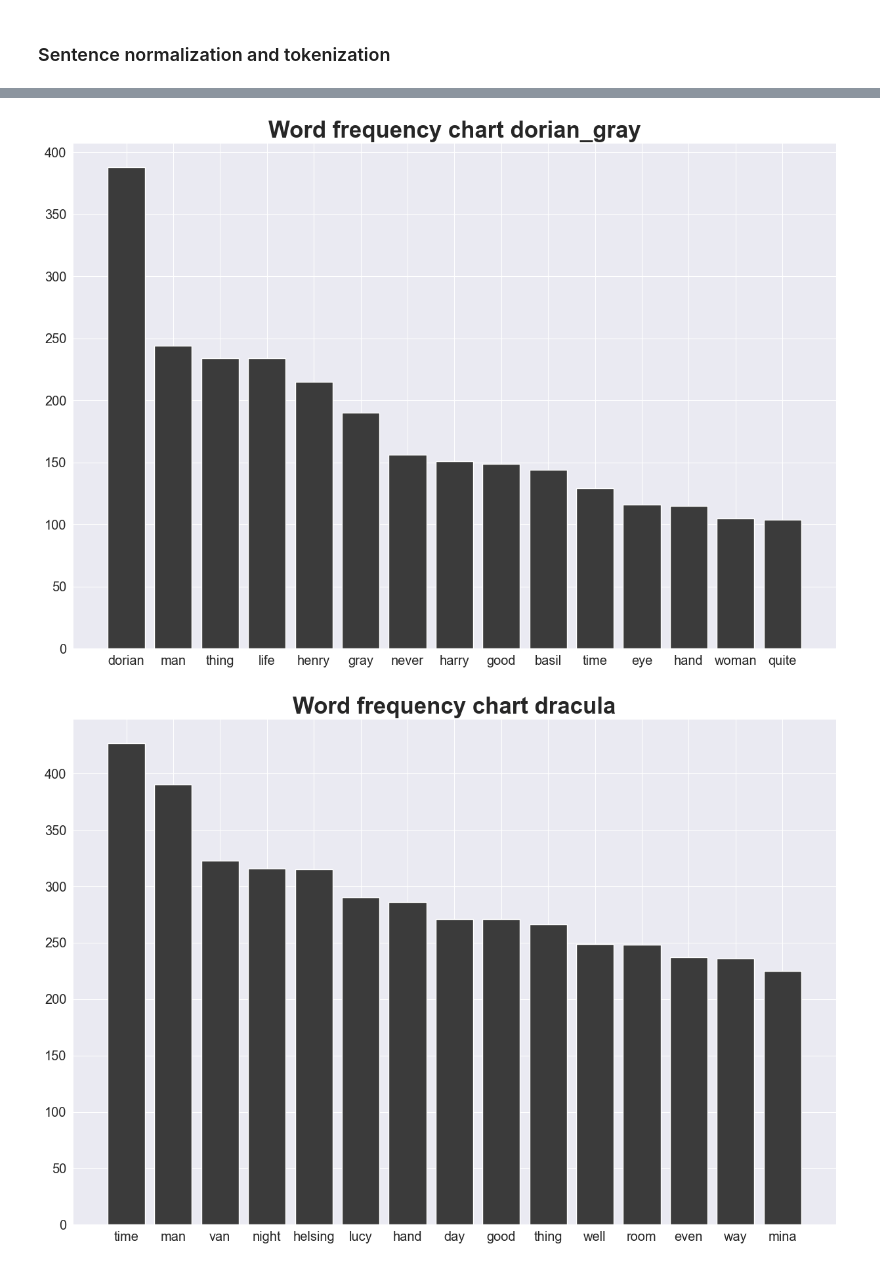
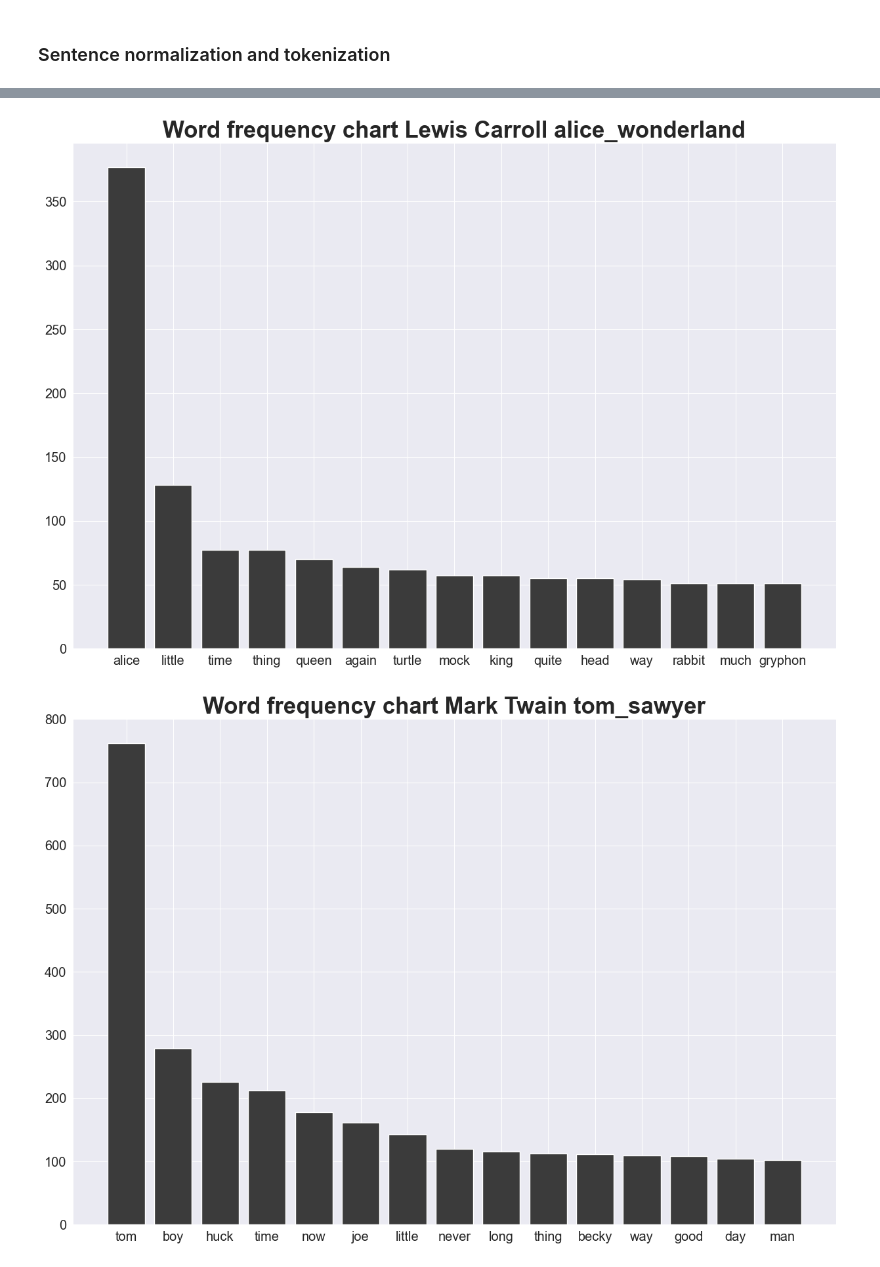
Before and after one commit to BenjaSar/novelBot, a Jupyter notebook: EDA.ipynb, the cells around one changed output, grey strips where cells are left out. Drawn from its saved outputs; the diff is of its cells as text; code cells hidden in the pictures.

```diff
--- a/EDA.ipynb
+++ b/EDA.ipynb
@@ -54,10 +54,11 @@ def download_text(book_id:str, filename:str, save_path:str) -> str:
         print(f"Error downloading {book_id}: {e}")
         return None
 # %%
-base_directory = "data"
+base_directory = "data/books"
 for name, details in books.items():
     book_id = str(details["id"])
-    name_book = name + ".txt"
+    author = details["author"]
+    name_book = author +" "+ name + ".txt"
     download_text(book_id=book_id, filename=name_book, save_path=base_directory)
 # %%
 def clean_text(text:str)-> str:
@@ -77,13 +78,13 @@ def clean_text(text:str)-> str:
 # %%
 import os
 
-directory_files = os.listdir("data/")
-data_cleaned = "data_cleaned"
+directory_files = os.listdir("data/books")
+data_cleaned = "data/data_cleaned"
 os.makedirs(data_cleaned, exist_ok=True)
 initial_corpus = {}
 
 for file in directory_files:
-    input_file_path = os.path.join("data", file)
+    input_file_path = os.path.join("data/books", file)
     output_file_path = os.path.join(data_cleaned, file)
 
     with open(input_file_path, 'r', encoding='utf-8') as f:
@@ -92,12 +93,25 @@ for file in directory_files:
 
     with open(output_file_path, "w", encoding='utf-8') as file_cleaned:
         file_cleaned.write(cleaned_text)
-        name_corpus, extension = os.path.splitext(os.path.basename(output_file_path))
+        filename = filename = os.path.basename(output_file_path)
+        name_corpus, extension = os.path.splitext(os.path.basename(filename))
+
+        parts = name_corpus.split(' ', 2)  # split into at most 2 parts
+
+        if len(parts) >= 2:
+            author = parts[0] + ' ' + parts[1]
+            corpus_title = parts[2] if len(parts) == 3 else ''
+        else:
+            author = parts[0]
+            corpus_title = ''
 
         initial_corpus[name_corpus] = {
+             "author": author,
+             "book_name": corpus_title,
              "text": cleaned_text,
              "word_count": len(cleaned_text.split())
         }
-        print(f"Cleaned {name_corpus} -> {output_file_path}")
+        print(f"Cleaned {corpus_title} -> {output_file_path}")
+        print("Author:", author)
         print(f"Word count:", len(cleaned_text.split()))
 # %% [output]
@@ -155,10 +171,15 @@ def cleaning_text(text: str, remove_stopwords:bool = True) -> str:
 initial_clean = {}
 for name_corpus, details in initial_corpus.items():
     text = details["text"]
+    author = details.get("author", "Unknown Author")
+    book_title = details["book_name"]
+
     text_cleaned = cleaning_text(text, remove_stopwords=True)
     initial_clean[name_corpus] = {
+        "author": author,
+        "book_title": book_title,
         "text": text_cleaned,
-        "word_count":  len(text_cleaned.split())
+        "word_count":  len(text_cleaned.split()),
     }
 # %%
 for name, properties in initial_clean.items():
@@ -272,12 +297,15 @@ import matplotlib.pyplot as plt
 corpus_tokenized = {}
 for name_corpus, details in initial_clean.items():
     text = details["text"]
+    author = details["author"]
     #completed_text = " ".join(text)
     text_preprocessed = process_text(text, min_tokens=2)
     text_normalized = normalize_tokens(text_preprocessed)
     text_processed = list(itertools.chain.from_iterable(text_normalized))
     word_frequency = Counter(text_processed)
     corpus_tokenized[name_corpus] = {
+        "author" : author,
+        "book_name": details["book_title"],
         "sentences_tokens": text_normalized,
         "sentences": text_processed,
         "word_frequency": word_frequency
@@ -294,2 +322,2 @@ for name_corpus, details in initial_clean.items():
-[figure, old version]
+[figure, new version]
-[figure, old version]
+[figure, new version]
```
Also changed, not shown: parts of 10 cells of this notebook, 18 other files.
